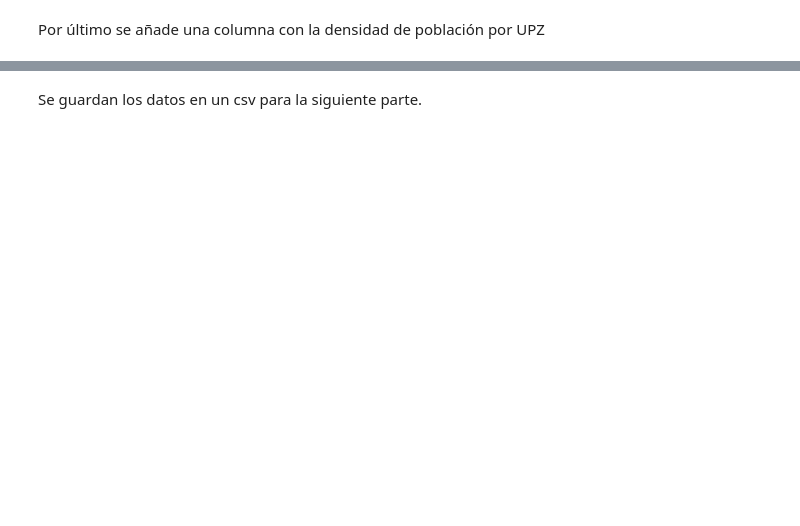
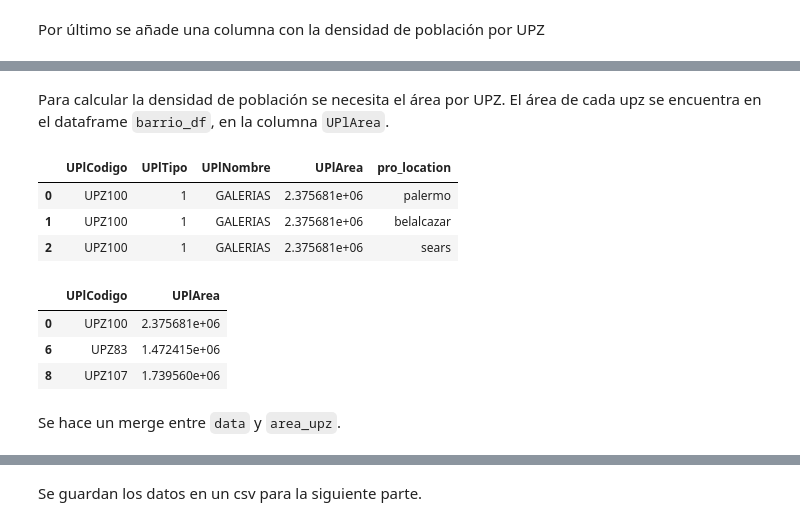
Before and after one commit to pedropereze/Tarea-1, a Jupyter notebook: tarea1.ipynb, the cells around one changed output, grey strips where cells are left out. Drawn from its saved outputs; the diff is of its cells as text; code cells hidden in the pictures; blank space fills up the shorter version.

```diff
--- a/tarea1.ipynb
+++ b/tarea1.ipynb
@@ -1019,0 +1031,23 @@ data.tail(3)
+# %% [markdown]
+Para calcular la densidad de población se necesita el área por UPZ. El área de cada upz se encuentra en el dataframe `barrio_df`, en la columna `UPlArea`.
+# %%
+barrio_df.head(3)
+# %% [output]
+|  | UPlCodigo | UPlTipo | UPlNombre | UPlArea | pro_location |
+| 0 | UPZ100 | 1 | GALERIAS | 2.375681e+06 | palermo |
+| 1 | UPZ100 | 1 | GALERIAS | 2.375681e+06 | belalcazar |
+| 2 | UPZ100 | 1 | GALERIAS | 2.375681e+06 | sears |
+# %%
+#Se copia solo las columnas que nos interesan
+area_upz = barrio_df[['UPlCodigo', 'UPlArea']].copy()
+
+#Se eliminan las entradas repetidas
+area_upz.drop_duplicates(inplace=True)
+area_upz.head(3)
+# %% [output]
+|  | UPlCodigo | UPlArea |
+| 0 | UPZ100 | 2.375681e+06 |
+| 6 | UPZ83 | 1.472415e+06 |
+| 8 | UPZ107 | 1.739560e+06 |
+# %% [markdown]
+Se hace un merge entre `data` y `area_upz`.
```
Also changed, not shown: parts of 24 cells of this notebook, 1 other file.
